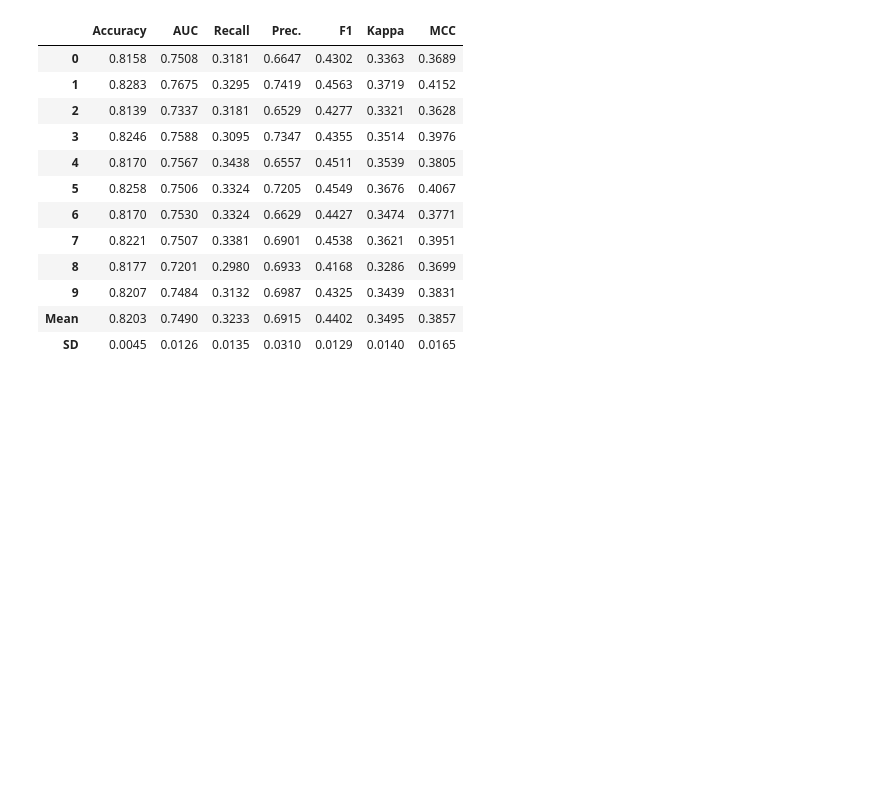
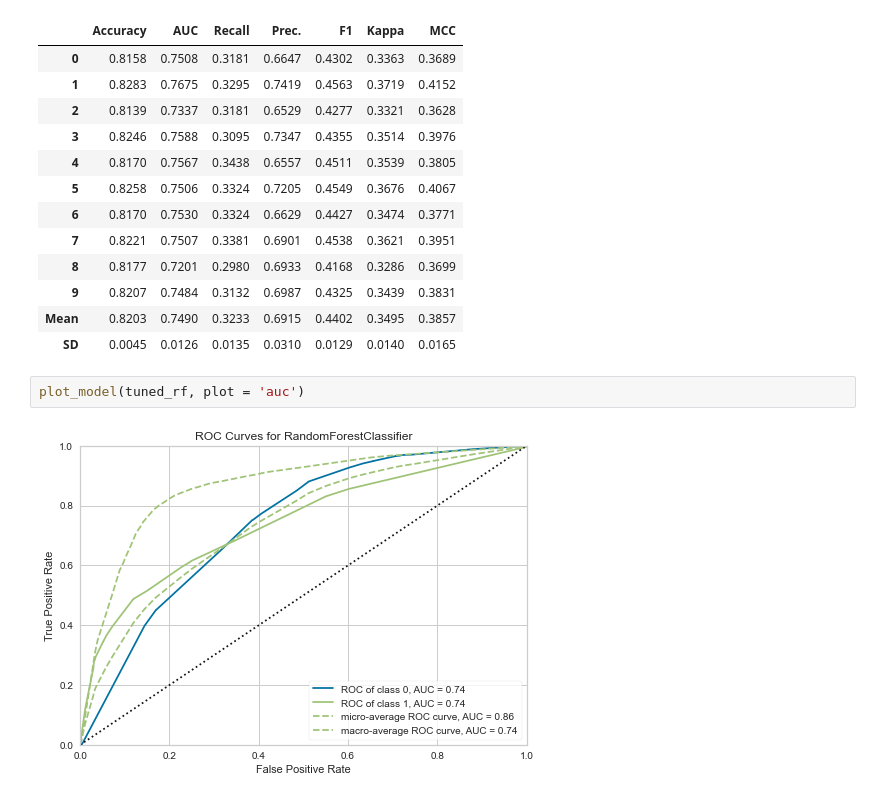
Before and after one commit to i4seeu/classification_algo, a Jupyter notebook: binary_classification.ipynb, the cells around one changed output. Saved outputs shown, nothing was run; the diff lists cells and outputs as text; blank space fills up the shorter version.

```diff
--- a/binary_classification.ipynb
+++ b/binary_classification.ipynb
@@ -212,3 +212,7 @@ tuned_rf = tune_model(rf)
 | 9 | 0.8207 | 0.7484 | 0.3132 | 0.6987 | 0.4325 | 0.3439 | 0.3831 |
 | Mean | 0.8203 | 0.7490 | 0.3233 | 0.6915 | 0.4402 | 0.3495 | 0.3857 |
 | SD | 0.0045 | 0.0126 | 0.0135 | 0.0310 | 0.0129 | 0.0140 | 0.0165 |
+# %%
+plot_model(tuned_rf, plot = 'auc')
+# %% [output]
+[figure, added]
```
Also changed, not shown: parts of 11 cells of this notebook, 2 other files.
